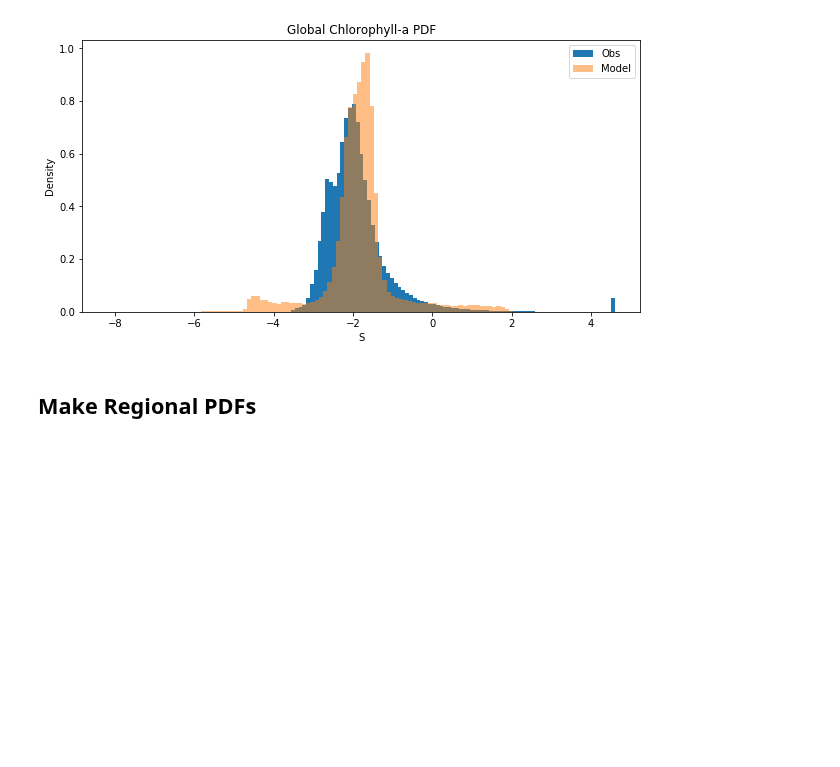
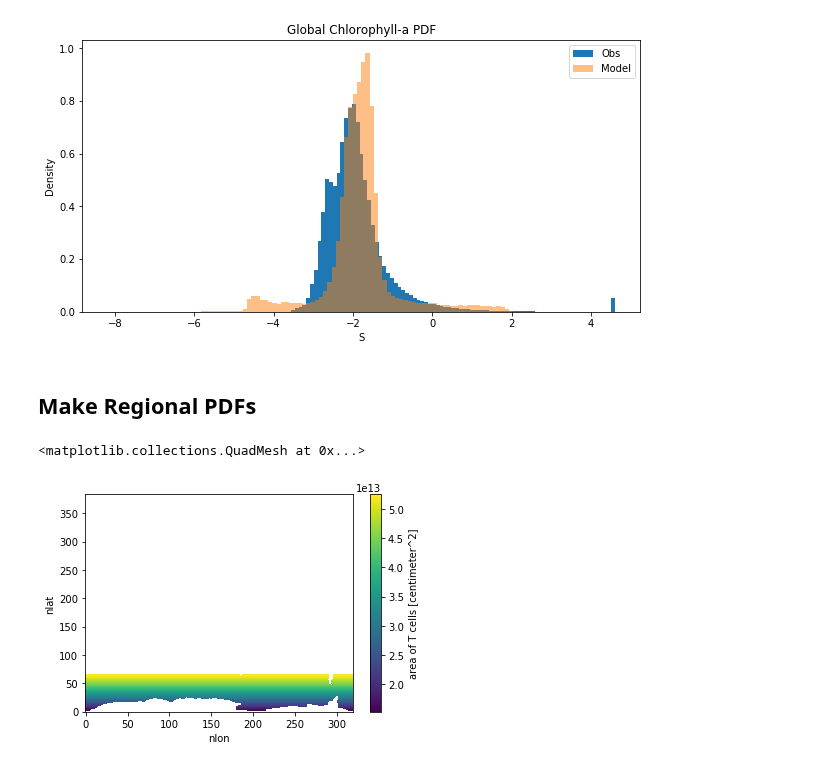
Before and after one commit to Zephyr-Sylvester/krill-cesm-le, a Jupyter notebook: notebooks/Obs_v_Mods.ipynb, the cells around one changed output. Drawn from its saved outputs; the diff is of its cells as text; code cells hidden in the pictures; blank space fills up the shorter version.

```diff
--- a/notebooks/Obs_v_Mods.ipynb
+++ b/notebooks/Obs_v_Mods.ipynb
@@ -163,3 +143,9 @@ plt.legend();
 [figure]
 # %% [markdown]
 ## Make Regional PDFs
+# %%
+SO_mask = dsmod.TAREA.where((dsmod.TLAT <= -45) & (dsmod.KMT > 0))
+SO_mask.plot()
+# %% [output]
+<matplotlib.collections.QuadMesh at 0x...>
+[figure, added]
```
Also changed, not shown: parts of 3 cells of this notebook.
